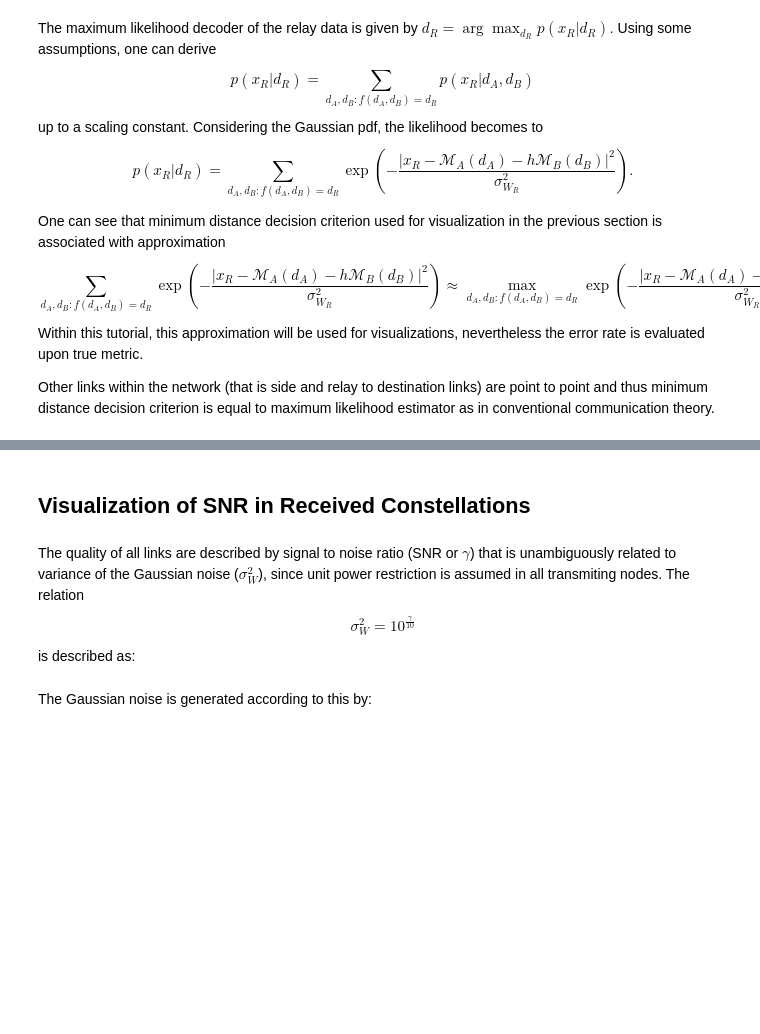
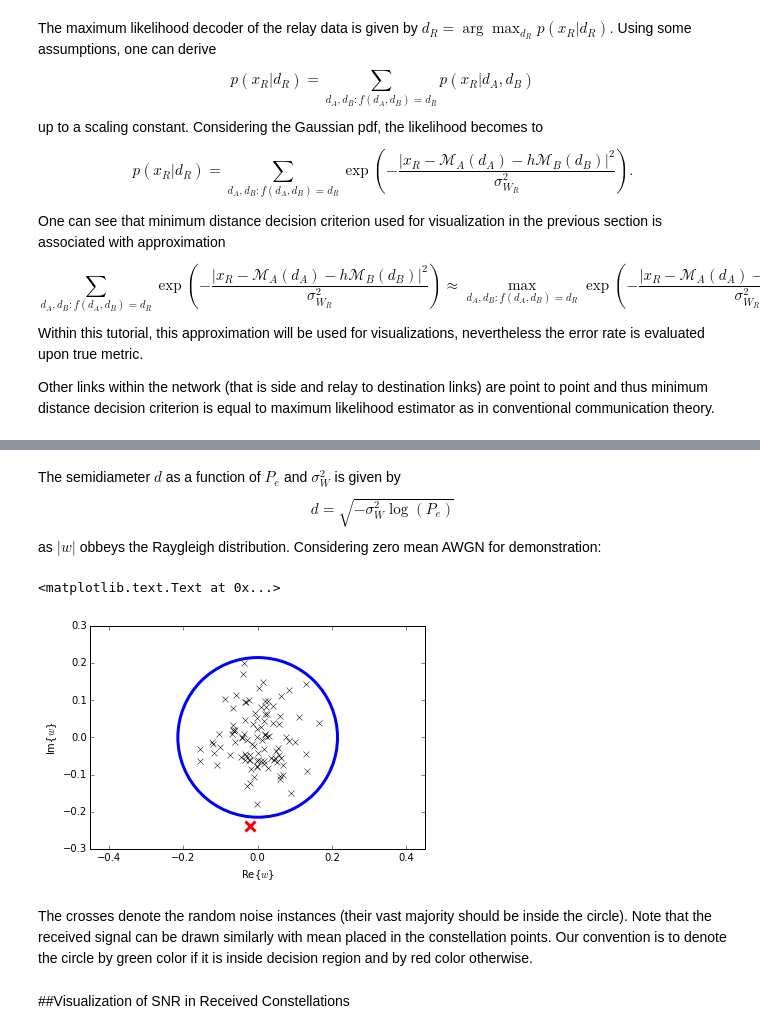
Before and after one commit to ProchazkaPavel/EURASIP_2017, a Jupyter notebook: web_pres/WNC_Demodulation.ipynb, the cells around one changed output, grey strips where cells are left out. Saved outputs shown, nothing was run; the diff lists cells and outputs as text; code cells hidden in the pictures; blank space fills up the shorter version.

```diff
--- a/web_pres/WNC_Demodulation.ipynb
+++ b/web_pres/WNC_Demodulation.ipynb
@@ -27,5 +33,26 @@ Other links within the network (that is side and relay to destination links) are
+# %% [markdown]
+The semidiameter $d$ as a function of $P_e$ and $\sigma_W^2$ is given by $$d=\sqrt{-\sigma_W^2 \log(P_e)}$$ as $|w|$ obbeys the Raygleigh distribution. Considering zero mean AWGN for demonstration:
+# %%
+from matplotlib.patches import Polygon, Circle
+fig, ax = plt.subplots()
+ax.axis('equal')
+
+Pe = 1e-2
+L = 100
+sigma2w = 0.01
+d = np.sqrt(-sigma2w*np.log(Pe))
+c = plt.Circle((0, 0), d, color='blue',fill=None, lw=3)
+ax.add_artist(c)
+# Gaussian noise generation
+w = np.sqrt(sigma2w/2) * (np.random.randn(L) + 1j * np.random.randn(L))
+ax.plot(np.real(w[np.abs(w)<d]), np.imag(w[np.abs(w)<d]), 'kx')
+ax.plot(np.real(w[np.abs(w)>=d]), np.imag(w[np.abs(w)>=d]), 'rx', ms=10,mew=3)
+ax.set_xlabel('Re{$w$}')
+ax.set_ylabel('Im{$w$}')
+# %% [output]
+<matplotlib.text.Text at 0x...>
+[figure, added]
+# %% [markdown]
+The crosses denote the random noise instances (their vast majority should be inside the circle). Note that the received signal can be drawn similarly with mean placed in the constellation points. Our convention is to denote the circle by green color if it is inside decision region and by red color otherwise.
 # %% [markdown]
-## Visualization of SNR in Received Constellations
+##Visualization of SNR in Received Constellations
-# %% [markdown]
-The quality of all links are described by signal to noise ratio (SNR or $\gamma$) that is unambiguously related to variance of the Gaussian noise ($\sigma_W^2$), since unit power restriction is assumed in all transmiting nodes. The relation
-$$\sigma_W^2 = 10^{\frac{\gamma}{10}}$$ is described as:
@@ -36,2 +58,0 @@ def SNR2sigma2w(SNR):
-# %% [markdown]
-The Gaussian noise is generated according to this by:
```
Also changed, not shown: parts of 14 cells of this notebook, 3 other files.
